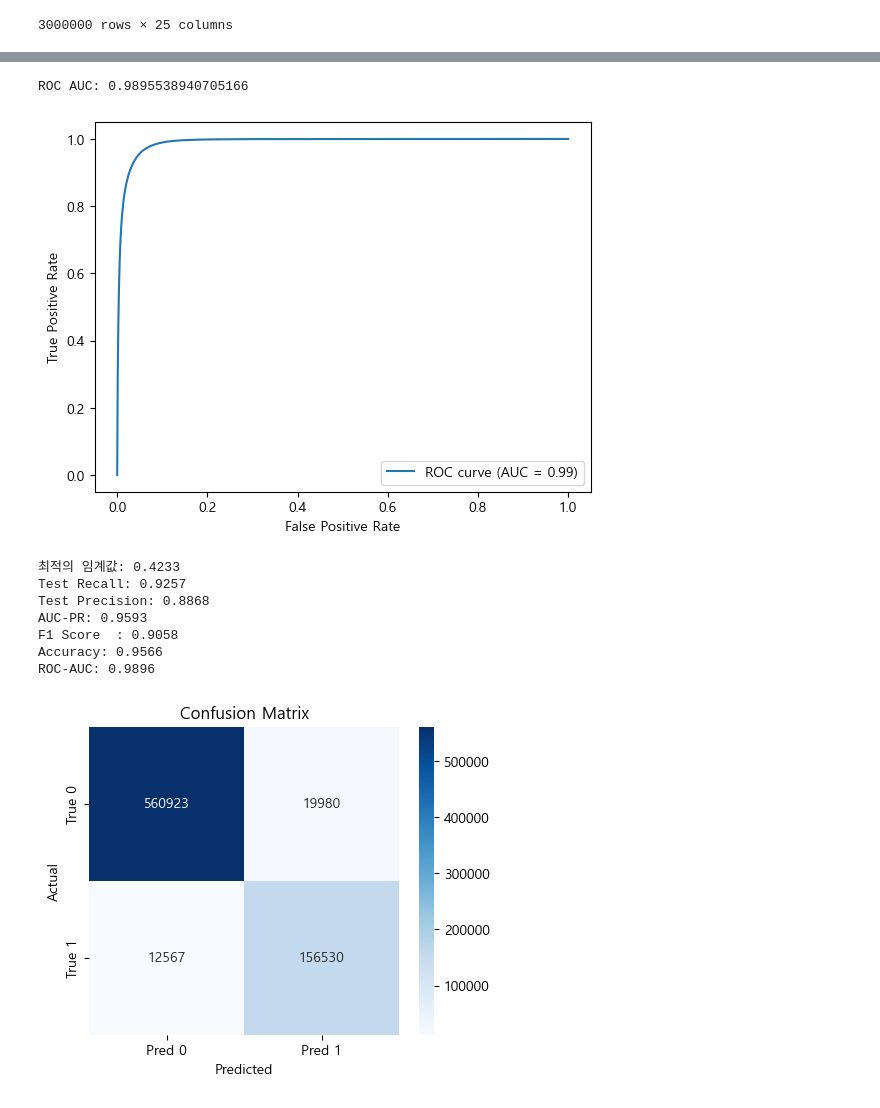
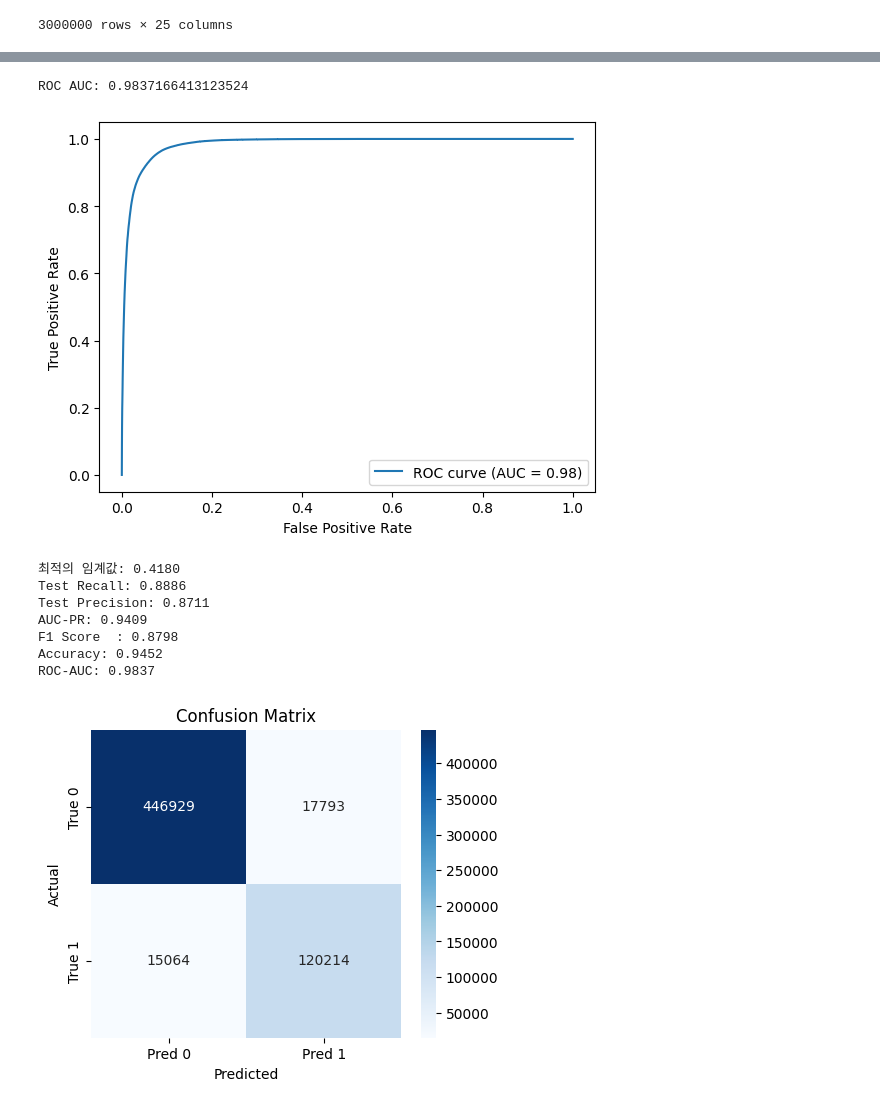
Before and after one commit to team-project-pratice/card_project, a Jupyter notebook: Jun/model.ipynb, the cells around one changed output, grey strips where cells are left out. Cells and saved outputs as stored; diff of their text form; code cells hidden in the pictures.

```diff
--- a/Jun/model.ipynb
+++ b/Jun/model.ipynb
@@ -152,11 +152,24 @@ data.to_csv("data.csv",index=False,encoding='utf-8')
 # %%
 from sklearn.model_selection import train_test_split
 
-X_train,X_test,y_train,y_test=train_test_split(X,y,random_state=42,stratify=y)
+# 1. 먼저 train + temp (val+test)로 분리 (60%, 40%)
+X_train, X_temp, y_train, y_temp = train_test_split(
+    X, y, test_size=0.4, random_state=42, stratify=y)
+
+# 2. temp를 val(20%)과 test(20%)로 반반씩 나누기
+X_val, X_test, y_val, y_test = train_test_split(
+    X_temp, y_temp, test_size=0.5, random_state=42, stratify=y_temp)
 # %%
 from sklearn.ensemble import RandomForestClassifier
 
-rf = RandomForestClassifier()
+rf = RandomForestClassifier(
+    random_state=42,
+    n_estimators=100,       # 트리 개수, 기본값 100
+    max_depth=10,           # 최대 깊이 제한 (너무 크면 과적합)
+    min_samples_split=10,   # 노드를 분할하기 위한 최소 샘플 수 (값을 높이면 트리 복잡도 감소)
+    min_samples_leaf=5,     # 리프 노드 최소 샘플 수 (작으면 과적합 위험)
+    max_features='sqrt'     # 각 분할에서 고려할 피처 수 (기본 'auto' 대신 sqrt 권장)
+)
 
-rf.fit(X_train,y_train)
+rf.fit(X_train, y_train)
 # %% [output]
@@ -166,5 +180,5 @@ y_pred = rf.predict(X_test)
 # %%
-y_prob = rf.predict_proba(X_test)[:, 1]  # 이진 분류일 때 양성 클래스 확률
+y_val_proba = rf.predict_proba(X_val)[:, 1]  # 이진 분류일 때 양성 클래스 확률
 # %%
 from sklearn.metrics import accuracy_score, classification_report, roc_auc_score
 
@@ -185,7 +199,7 @@ weighted avg       0.96      0.96      0.96    750000
 # %%
 from sklearn.metrics import roc_curve, auc
 
-fpr, tpr, thresholds = roc_curve(y_test, y_prob)
+fpr, tpr, thresholds = roc_curve(y_val, y_val_proba)
 roc_auc = auc(fpr, tpr)
 
 print("ROC AUC:", roc_auc)
@@ -196,15 +210,15 @@ plt.ylabel("True Positive Rate")
 plt.legend()
 plt.show()
 # %% [output]
-ROC AUC: 0.9895538940705166
+ROC AUC: 0.9837166413123524
-[figure, old version]
+[figure, new version]
 # %%
 from sklearn.metrics import precision_recall_curve, recall_score, precision_score, average_precision_score, f1_score, accuracy_score, roc_auc_score
 import numpy as np
 
 
 # 여러 임계값에서 precision, recall, thresholds 계산
-precisions, recalls, thresholds = precision_recall_curve(y_test, y_prob)
+precisions, recalls, thresholds = precision_recall_curve(y_val, y_val_proba)
 
 # thresholds 길이는 precisions, recalls 길이보다 1 작으므로, 마지막 값 제외하고 F1 스코어 계산
 f1_scores = 2 * (precisions[:-1] * recalls[:-1]) / (precisions[:-1] + recalls[:-1] + 1e-9)
@@ -214,47 +228,47 @@ best_threshold = thresholds[np.argmax(f1_scores)]
 print(f"최적의 임계값: {best_threshold:.4f}")
 
 # 최적 임계값으로 클래스 예측
-y_test_pred_class = (y_prob >= best_threshold).astype(int)
+y_val_pred_class = (y_val_proba >= best_threshold).astype(int)
 
 # 성능 지표 출력
-recall = recall_score(y_test, y_test_pred_class)
+recall = recall_score(y_val, y_val_pred_class)
 print(f"Test Recall: {recall:.4f}")
 
-precision = precision_score(y_test, y_test_pred_class)
+precision = precision_score(y_val, y_val_pred_class)
 print(f"Test Precision: {precision:.4f}")
 
-aucpr_score = average_precision_score(y_test, y_prob)
+aucpr_score = average_precision_score(y_val, y_val_proba)
 print(f"AUC-PR: {aucpr_score:.4f}")
 
-print(f"F1 Score  : {f1_score(y_test, y_test_pred_class):.4f}")
+print(f"F1 Score  : {f1_score(y_val, y_val_pred_class):.4f}")
 
-accuracy = accuracy_score(y_test, y_test_pred_class)
+accuracy = accuracy_score(y_val, y_val_pred_class)
 print(f"Accuracy: {accuracy:.4f}")
 
-roc_auc = roc_auc_score(y_test, y_prob)
+roc_auc = roc_auc_score(y_val, y_val_proba)
 print(f"ROC-AUC: {roc_auc:.4f}")
 # %% [output]
-최적의 임계값: 0.4233
-Test Recall: 0.9257
-Test Precision: 0.8868
-AUC-PR: 0.9593
-F1 Score  : 0.9058
-Accuracy: 0.9566
-ROC-AUC: 0.9896
+최적의 임계값: 0.4180
+Test Recall: 0.8886
+Test Precision: 0.8711
+AUC-PR: 0.9409
+F1 Score  : 0.8798
+Accuracy: 0.9452
+ROC-AUC: 0.9837
 # %%
 import seaborn as sns
 import matplotlib.pyplot as plt
 from sklearn.metrics import confusion_matrix
 
 # 예측값과 실제값
-cm = confusion_matrix(y_test, y_test_pred_class)
+cm = confusion_matrix(y_val, y_val_pred_class)
 
 plt.figure(figsize=(5,4))
 sns.heatmap(cm, annot=True, fmt='d', cmap='Blues', xticklabels=['Pred 0', 'Pred 1'], yticklabels=['True 0', 'True 1'])
 plt.xlabel('Predicted')
 plt.ylabel('Actual')
 plt.title('Confusion Matrix')
 plt.show()
 # %% [output]
-[figure, old version]
+[figure, new version]
 # %%
```
Also changed, not shown: parts of 7 cells of this notebook, 7 other files.
